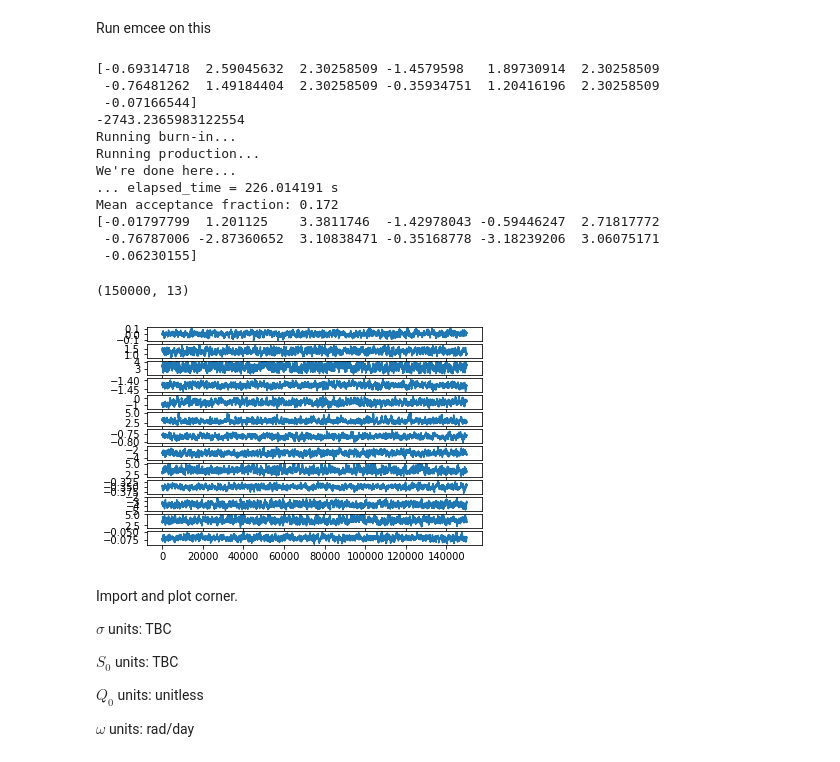
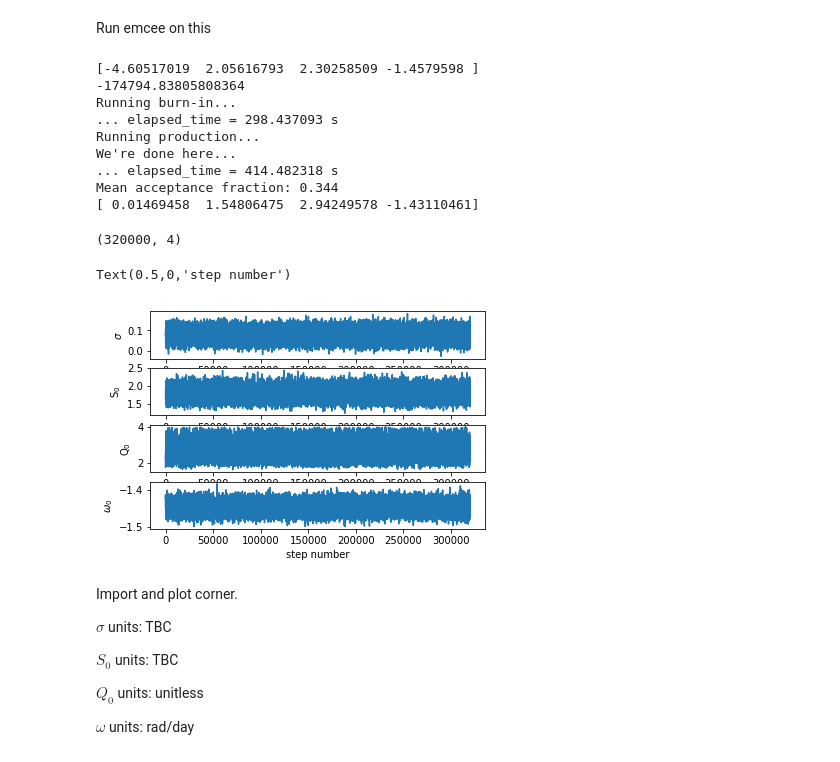
Before and after one commit to exr007/GP_test, a Jupyter notebook: GP_test.ipynb, the cells around one changed output. Drawn from its saved outputs; the diff is of its cells as text; code cells hidden in the pictures.

```diff
--- a/GP_test.ipynb
+++ b/GP_test.ipynb
@@ -179,20 +187,31 @@ kernel.freeze_parameter("log_Q")  # We don't want to fit for "Q" in this term
 """
 
 # Jitter Term
-bounds = dict(log_sigma=(-15, 15))
-kernel = terms.JitterTerm(log_sigma=np.log(0.5), bounds=bounds)
+bounds = dict(log_sigma=(-5, 1))
+sigma_0 = 0.01
+kernel = terms.JitterTerm(log_sigma=np.log(sigma_0), bounds=bounds)
 
 # A periodic component for fundamental harmonic peak
 #bounds = dict(log_S0=(-10, 30), log_Q=(-20, 20), log_omega0=(-20, 15))
-bounds = dict(log_S0=(-5, 5), log_Q=(-4, 4), log_omega0=(-3, -1))
+bounds = dict(log_S0=(-5, 5), log_Q=(-1, 4), log_omega0=(-2.5, -1.075))
 Q = 10
 #w0 = (1.0 / 27.0 / 2.0 / np.pi)
 w0 = 2.0 * np.pi * (1.0 / 27.0)
-S0 = np.var(df.SMMF.values) / (w0 * Q)
-kernel += terms.SHOTerm(log_S0=np.log(S0), log_Q=np.log(Q), log_omega0=np.log(w0),
-                        bounds=bounds)
+S0 = np.var(df.SMMF.values) / (w0 * Q) #/ 10
+kernel += terms.SHOTerm(log_S0=np.log(S0), log_Q=np.log(Q), log_omega0=np.log(w0), bounds=bounds)
 
-#"""
+"""
+# This will be the harvey (red-noise) background term; i.e. a near-zero centred Lorentzian
+Q = 1.0 / np.sqrt(2.0)
+w0 = 0.01 # near-zero
+S0 = np.var(df.SMMF.values) / (w0 * Q) #/ 10 * 9
+print(S0)
+#bounds = dict(log_S0=(-15, 20), log_Q=(-15, 15), log_omega0=(-20, 15))
+bounds = dict(log_S0=(-15, 15), log_Q=(-15, 2), log_omega0=(-15, 0))
+kernel += terms.SHOTerm(log_S0=np.log(S0), log_Q=np.log(Q), log_omega0=np.log(w0), bounds=bounds)
+"""
+
+"""
 # A 2nd periodic component for 2nd harmonic
 #bounds = dict(log_S0=(-10, 30), log_Q=(-20, 20), log_omega0=(-20, 15))
 bounds = dict(log_S0=(-15, 15), log_Q=(-5, 5), log_omega0=(-1, -0.5))
@@ -262,7 +279,7 @@ initial = gp.get_parameter_vector()
 print(initial)
 print(log_probability(initial))
 
-ndim, nwalkers = len(initial), 50
+ndim, nwalkers = len(initial), 80
 sampler = emcee.EnsembleSampler(nwalkers, ndim, log_probability, a=4)
 
 import time
@@ -270,11 +287,12 @@ start_time = time.time()
 
 print("Running burn-in...")
 p0 = initial + 1e-3 * np.random.randn(nwalkers, ndim)
-p0, lp, _ = sampler.run_mcmc(p0, 3000)
+p0, lp, _ = sampler.run_mcmc(p0, 10000)
+print("... elapsed_time = %.6f s"%(time.time() - start_time))
 
 print("Running production...")
 sampler.reset()
-sampler.run_mcmc(p0, 3000);
+sampler.run_mcmc(p0, 4000);
 
 print("We're done here...")
 print("... elapsed_time = %.6f s"%(time.time() - start_time))
@@ -284,29 +302,32 @@ print("Mean acceptance fraction: {0:.3f}"
 
 print(gp.get_parameter_vector())
 # %% [output]
-[-0.69314718  2.59045632  2.30258509 -1.4579598   1.89730914  2.30258509
- -0.76481262  1.49184404  2.30258509 -0.35934751  1.20416196  2.30258509
- -0.07166544]
--2743.2365983122554
+[-4.60517019  2.05616793  2.30258509 -1.4579598 ]
+-174794.83805808364
 Running burn-in...
+... elapsed_time = 298.437093 s
 Running production...
 We're done here...
-... elapsed_time = 226.014191 s
-Mean acceptance fraction: 0.172
-[-0.01797799  1.201125    3.3811746  -1.42978043 -0.59446247  2.71817772
- -0.76787006 -2.87360652  3.10838471 -0.35168778 -3.18239206  3.06075171
- -0.06230155]
+... elapsed_time = 414.482318 s
+Mean acceptance fraction: 0.344
+[ 0.01469458  1.54806475  2.94249578 -1.43110461]
 # %%
 nparams = len(initial)
 sam = sampler.flatchain
 exp_sam = np.exp(sam)
 print(np.shape(sam))
 fig, ax = plt.subplots(nparams)
+
+labels = ["$\\sigma$", "S$_0$", "Q$_0$", "$\\omega_0$", "S$_1$", "Q$_1$", "$\\omega_1$", "S$_2$", "Q$_2$", "$\\omega_2$", "S$_3$", "Q$_3$", "$\\omega_3$"]
 for i in range(nparams):
     ax[i].plot(sam[:, i])
+    ax[i].set_ylabel(labels[i])
+
+ax[-1].set_xlabel("step number")
 # %% [output]
-(150000, 13)
+(320000, 4)
+Text(0.5,0,'step number')
-[figure, old version]
+[figure, new version]
 # %% [markdown]
 Import and plot corner.
 
```
Also changed, not shown: parts of 12 cells of this notebook, 13 other files.
